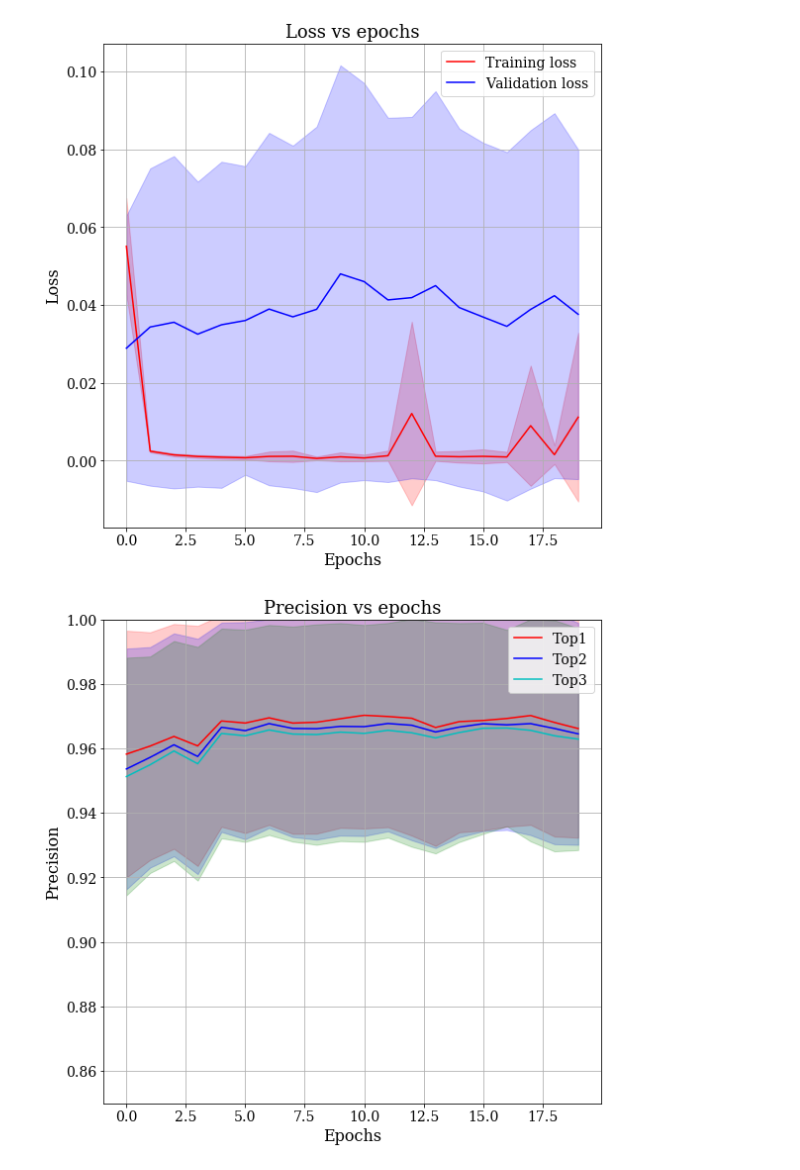
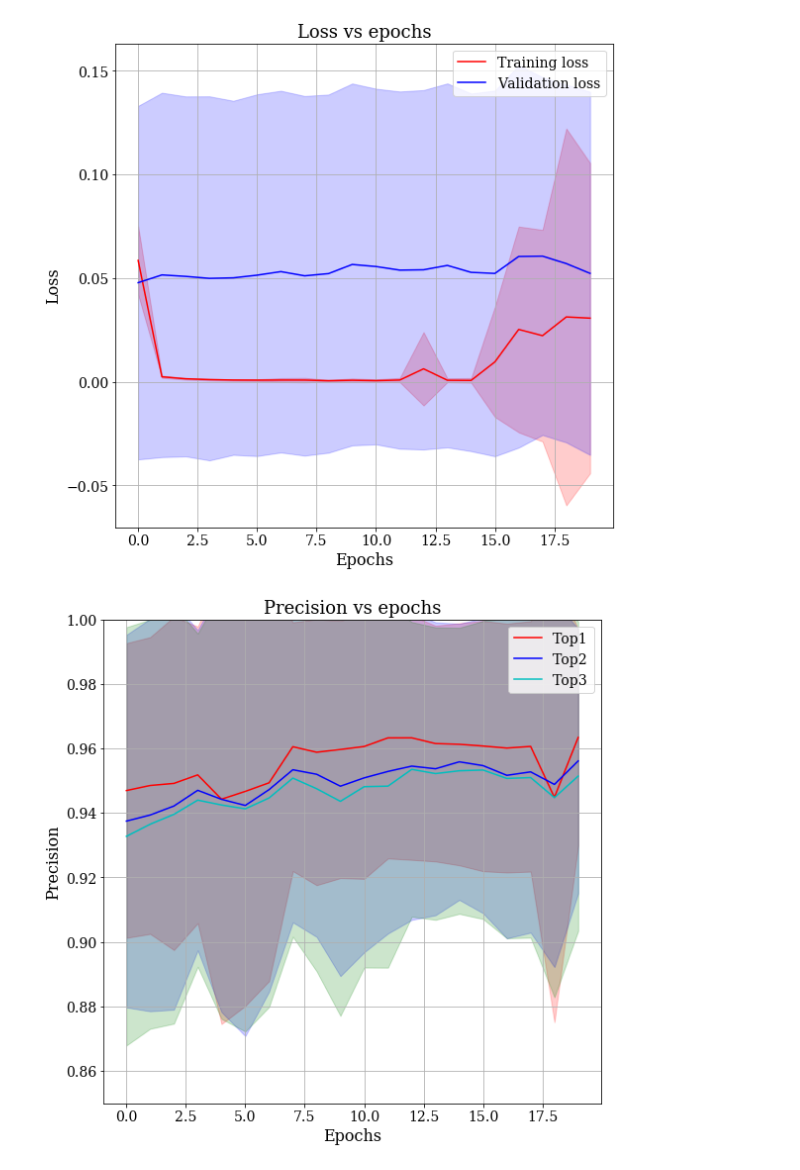
Before and after one commit to anuprulez/similar_galaxy_workflow, a Jupyter notebook: final_evaluations/rnn_bc.ipynb, the cells around one changed output. Cells and saved outputs as stored; diff of their text form; code cells hidden in the pictures.

```diff
--- a/final_evaluations/rnn_bc.ipynb
+++ b/final_evaluations/rnn_bc.ipynb
@@ -25,6 +25,9 @@ alpha_fade = 0.2
 size_title = 18
 size_label = 16
 n_pred = 2
+method_type = base_path
+runs = 10
+n_epochs = 20
 
 def read_file(path):
     with open(path) as f:
@@ -96,8 +99,8 @@ def extract_precision(precision_path):
         data = f.read()
         data = data.split("\n")
         data.remove('')
-
-        for row in data:
+        data = data[:n_epochs]
+        for row in data[:n_epochs]:
             row = row.split('\n')
             row = row[0].split(' ')
             row = list(map(float, row))
@@ -117,14 +120,9 @@ def compute_fill_between(a_list):
     for i in range(0, n_cols):
         pos = a_list[:, i]
         std = np.std(pos)
-        #y1.append(min(pos))
-        #y2.append(max(pos))
         y1.append(std)
         y2.append(std)
     return y1, y2
-
-method_type = base_path
-runs = 5
 
 train_loss = list()
 test_loss = list()
@@ -155,7 +153,6 @@ for i in range(1, runs+1):
         print(path)
     except Exception:
         continue
-
 
 mean_tr_loss = np.mean(train_loss, axis=0)
 mean_te_loss = np.mean(test_loss, axis=0)
@@ -217,2 +219,2 @@ data/rnn_bc/run5/
-[figure, old version]
+[figure, new version]
-[figure, old version]
+[figure, new version]
```
Also changed, not shown: parts of 5 cells of this notebook, 13 other files.
